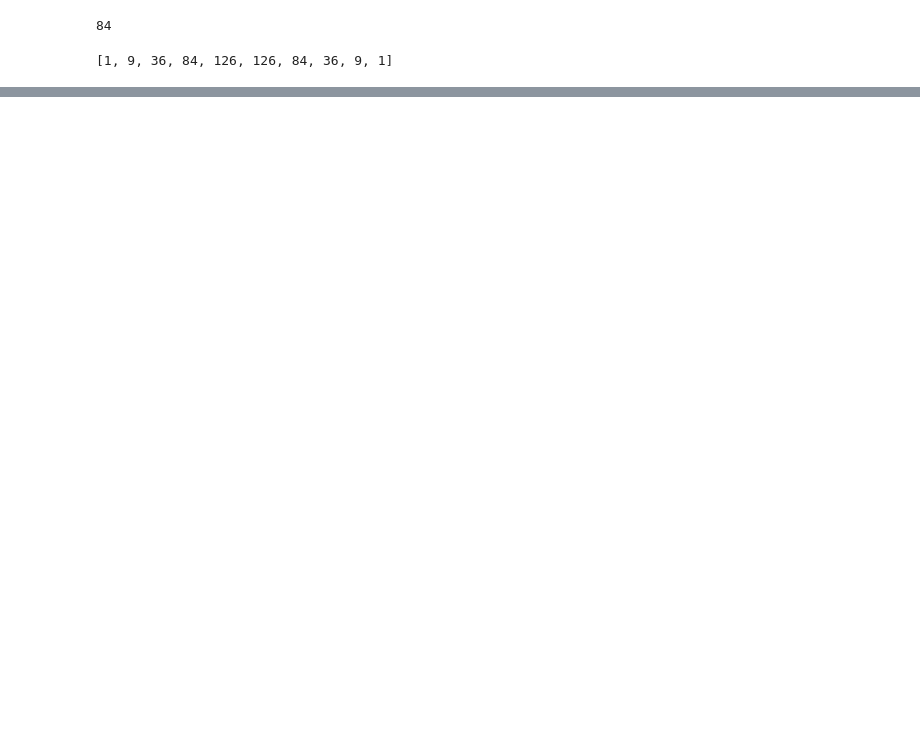
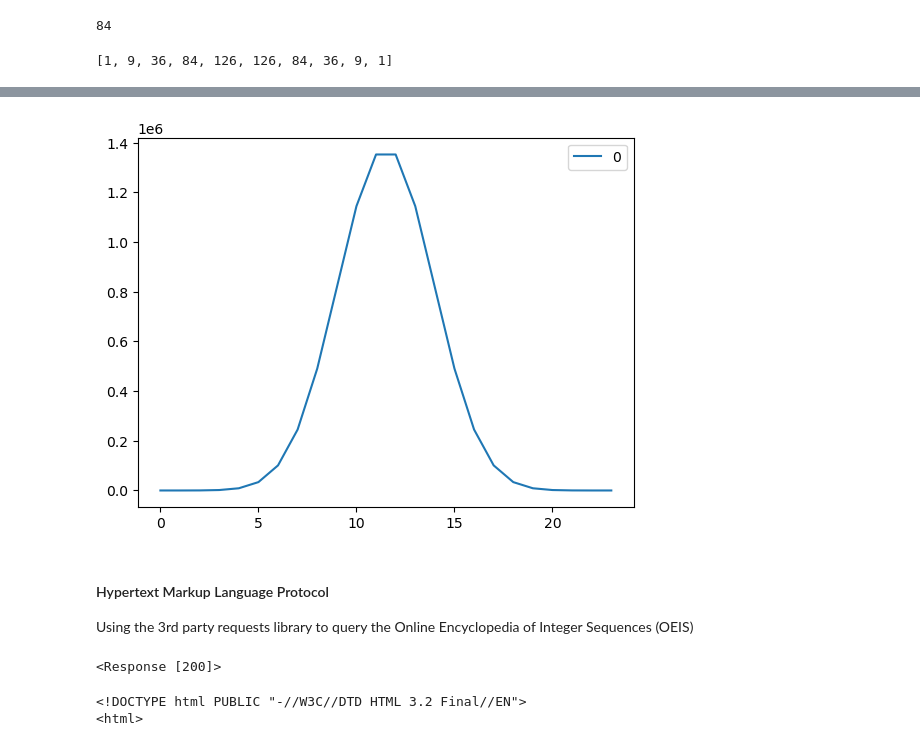
Before and after one commit to 4dsolutions/m4w, a Jupyter notebook: Sequences.ipynb, the cells around one changed output, grey strips where cells are left out. Saved outputs shown, nothing was run; the diff lists cells and outputs as text; code cells hidden in the pictures; blank space fills up the shorter version.

```diff
--- a/Sequences.ipynb
+++ b/Sequences.ipynb
@@ -74,5 +103,10 @@ for i in range(10):
 from math import factorial
 
 def combos(r, n):
+    """
+    This expression may be used to populate pascal's triangle
+    r = number chosen...    (think columns)
+    n = from how many total (think rows)
+    """
     return factorial(n)//(factorial(r) * factorial(n-r))
 # %%
@@ -85,0 +150,3 @@ combos(3, 9)
+# %%
+row24 = [combos(i, 23) for i in range(24)]
+row24
@@ -85,0 +185,8 @@ combos(3, 9)
+# %%
+pd.DataFrame(row24).plot();
+# %% [output]
+[figure, added]
+# %% [markdown]
+#### Hypertext Markup Language Protocol
+
+Using the 3rd party requests library to query the Online Encyclopedia of Integer Sequences (OEIS)
@@ -85,0 +197,9 @@ combos(3, 9)
+# %%
+response
+# %% [output]
+<Response [200]>
+# %%
+print("\n".join(response.text.split("\n")[:3]))
+# %% [output]
+<!DOCTYPE html PUBLIC "-//W3C//DTD HTML 3.2 Final//EN">
+<html>
```
Also changed, not shown: parts of 20 cells of this notebook, 1 other file.
